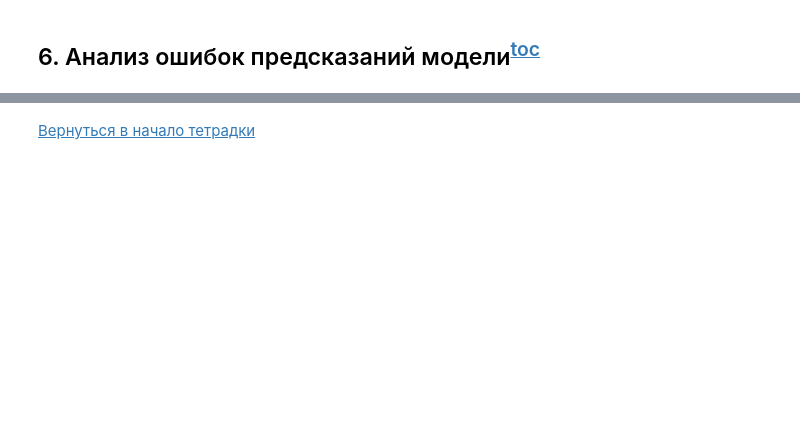
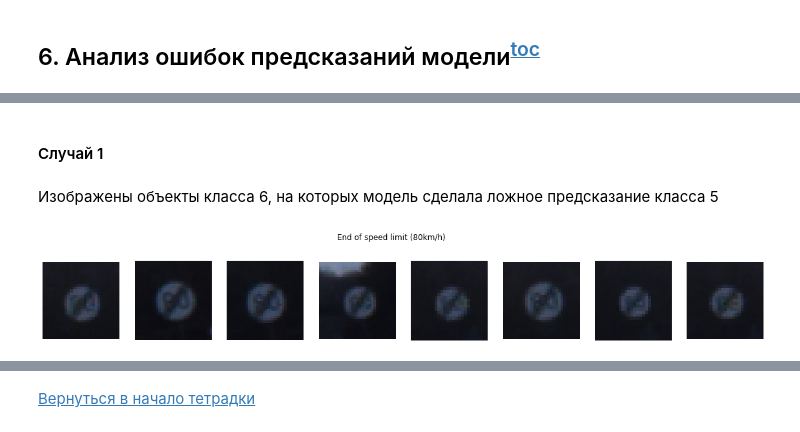
Before and after one commit to m9ta/keras-micronnet, a Jupyter notebook: MicronNet.ipynb, the cells around one changed output, grey strips where cells are left out. Cells and saved outputs as stored; diff of their text form; code cells hidden in the pictures; blank space fills up the shorter version.

Commit message:
Finished step#7 (Error Analysis)

```diff
--- a/MicronNet.ipynb
+++ b/MicronNet.ipynb
@@ -680,0 +740,43 @@ print('Точность работы классификатора на тест
+# %%
+def vis_class_samples(df, class_num, grid_size=(1, 8)):
+    n_rows, n_cols = grid_size
+    sign_samples = df.query('ClassId == @class_num') # pd.Dataframe
+    n_samples = min(n_rows*n_cols, len(sign_samples))
+    sign_samples = sign_samples['Filename'].sample(n=n_samples, random_state=42) # pd.Series
+
+    fig, axs = plt.subplots(n_rows, n_cols, figsize=(2.5*n_cols, 3*n_rows))
+    fig.suptitle(idx2sign_name[class_num])
+
+    for idx, filename in enumerate(sign_samples.values):
+        img_path = os.path.join(TEST_IMAGES_DIR, filename) #test_images_dir
+        raw_img = cv2.imread(img_path)
+        rgb_img = cv2.cvtColor(raw_img, cv2.COLOR_BGR2RGB)
+        if n_rows == 1:
+            axs[idx % n_cols].grid(False)
+            axs[idx % n_cols].axis('off')
+            axs[idx % n_cols].imshow(rgb_img)
+        else:
+            axs[idx // n_cols, idx % n_cols].grid(False)
+            axs[idx // n_cols, idx % n_cols].axis('off')
+            axs[idx // n_cols, idx % n_cols].imshow(rgb_img)
+    while idx < n_rows*n_cols:
+        if n_rows == 1:
+            axs[idx % n_cols].grid(False)
+            axs[idx % n_cols].axis('off')
+        else:
+            axs[idx // n_cols, idx % n_cols].grid(False)
+            axs[idx // n_cols, idx % n_cols].axis('off')
+        idx += 1
+
+    plt.show()
+# %% [markdown]
+#### Случай 1
+# %%
+mask = np.logical_and(pred_labels == 42, test_labels == 6)
+error_df = test_df[mask]
+# %% [markdown]
+Изображены объекты класса 6, на которых модель сделала ложное предсказание класса 5
+# %%
+vis_class_samples(df=error_df, class_num=6)
+# %% [output]
+[figure, added]
```
Also changed, not shown: parts of 32 cells of this notebook.
